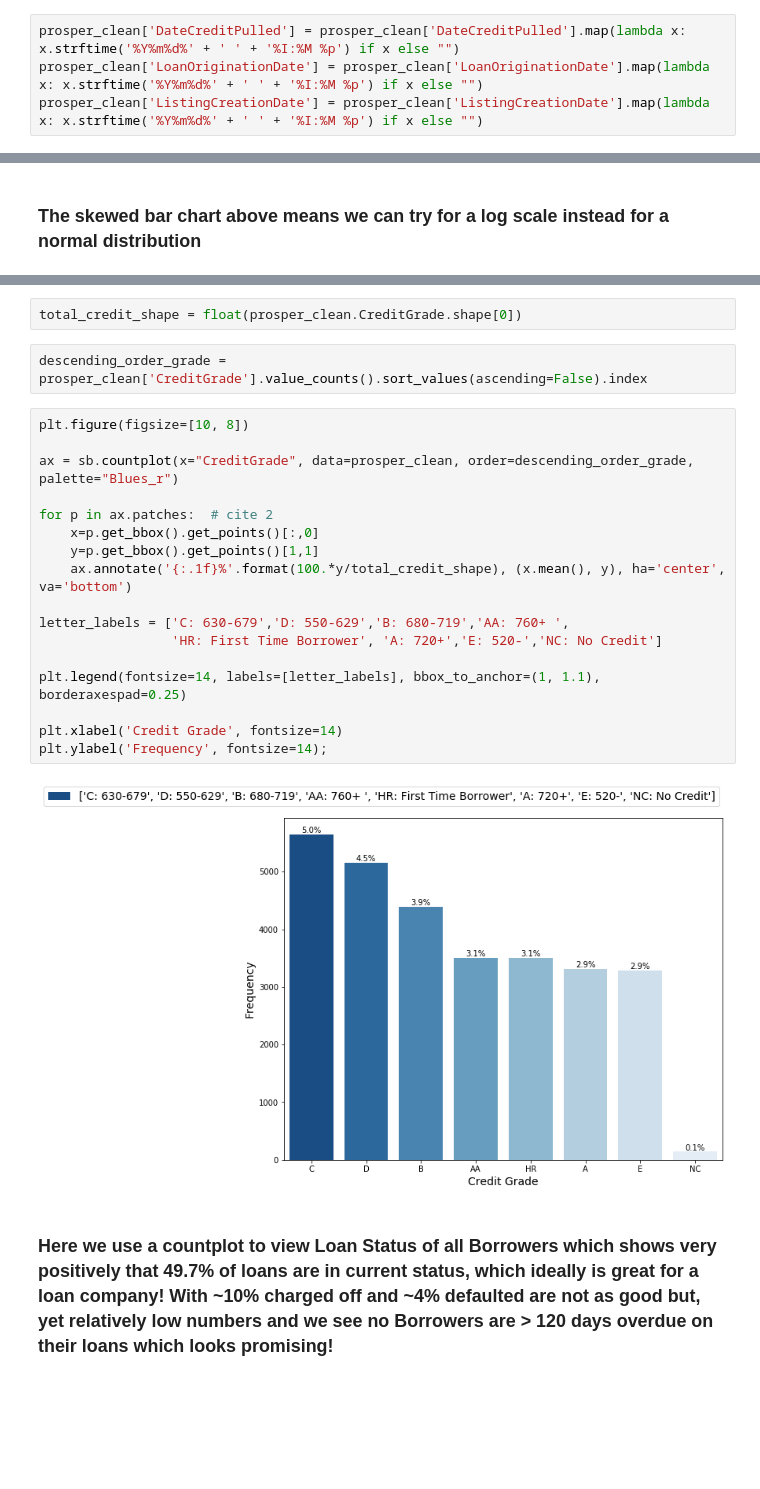
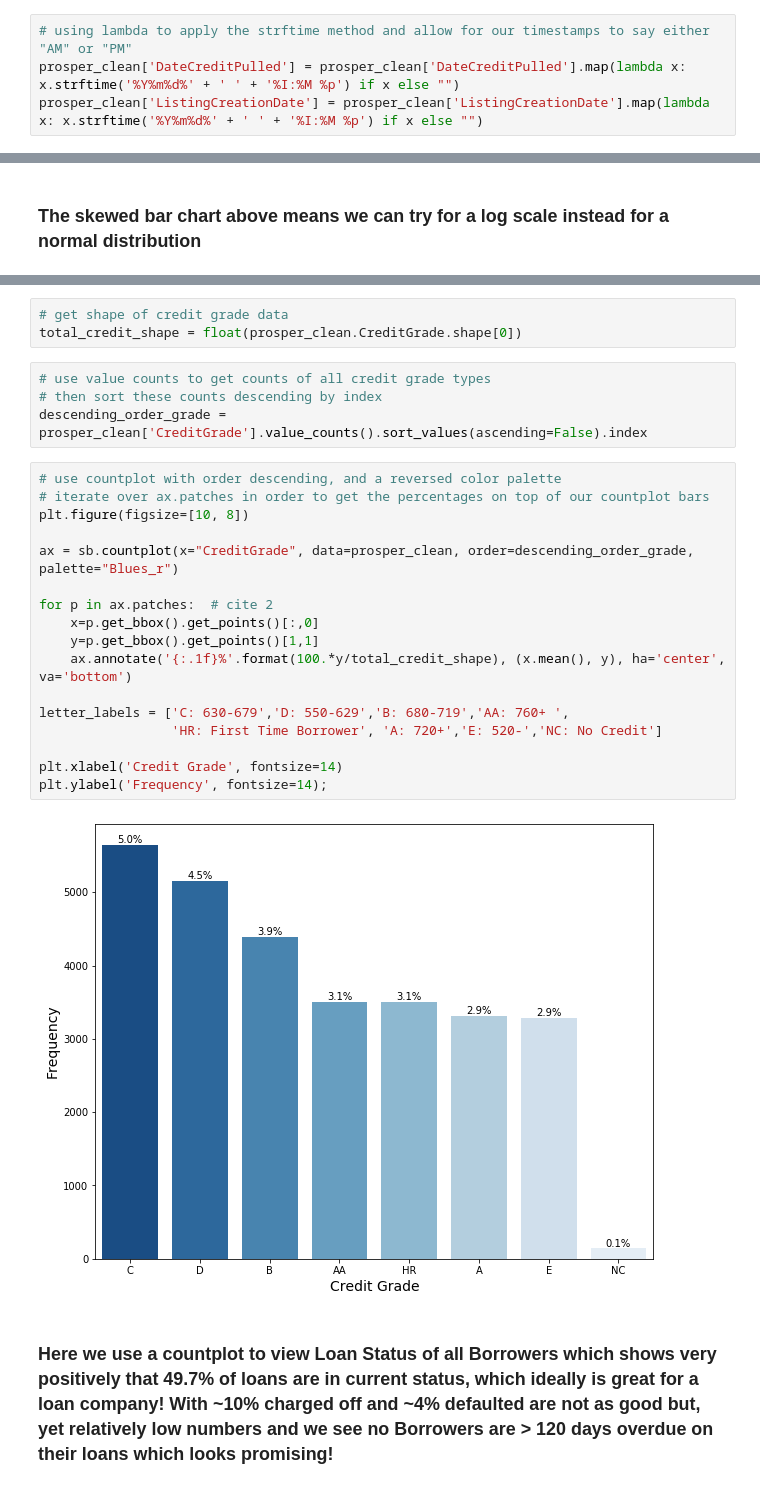
Before and after one commit to MJOAN/Udacity-DA-P5, a Jupyter notebook: exploration_template.ipynb, the cells around one changed output, grey strips where cells are left out. Cells and saved outputs as stored; diff of their text form; blank space fills up the shorter version.

```diff
--- a/exploration_template.ipynb
+++ b/exploration_template.ipynb
@@ -177,8 +177,8 @@ prosper_clean['DateCreditPulled'] = pd.to_datetime(prosper_clean['DateCreditPull
 prosper_clean['LoanOriginationDate'] = pd.to_datetime(prosper_clean['LoanOriginationDate'])
 prosper_clean['ListingCreationDate'] = pd.to_datetime(prosper_clean['ListingCreationDate'])
 # %%
+# using lambda to apply the strftime method and allow for our timestamps to say either "AM" or "PM"
 prosper_clean['DateCreditPulled'] = prosper_clean['DateCreditPulled'].map(lambda x: x.strftime('%Y%m%d%' + ' ' + '%I:%M %p') if x else "")
-prosper_clean['LoanOriginationDate'] = prosper_clean['LoanOriginationDate'].map(lambda x: x.strftime('%Y%m%d%' + ' ' + '%I:%M %p') if x else "")
 prosper_clean['ListingCreationDate'] = prosper_clean['ListingCreationDate'].map(lambda x: x.strftime('%Y%m%d%' + ' ' + '%I:%M %p') if x else "")
 # %% [markdown]
 ### What is the structure of your dataset?
@@ -306,26 +319,29 @@ plt.xlabel('AmountDelinquent ($) Log Scale', fontsize=14)
 # %%
+# get shape of credit grade data
 total_credit_shape = float(prosper_clean.CreditGrade.shape[0])
-# %%
-descending_order_grade = prosper_clean['CreditGrade'].value_counts().sort_values(ascending=False).index
+# %%
+# use value counts to get counts of all credit grade types
+# then sort these counts descending by index
+descending_order_grade = prosper_clean['CreditGrade'].value_counts().sort_values(ascending=False).index
 # %%
+# use countplot with order descending, and a reversed color palette
+# iterate over ax.patches in order to get the percentages on top of our countplot bars
 plt.figure(figsize=[10, 8])
 
 ax = sb.countplot(x="CreditGrade", data=prosper_clean, order=descending_order_grade, palette="Blues_r")
 
 for p in ax.patches:  # cite 2
     x=p.get_bbox().get_points()[:,0]
     y=p.get_bbox().get_points()[1,1]
     ax.annotate('{:.1f}%'.format(100.*y/total_credit_shape), (x.mean(), y), ha='center', va='bottom')
 
 letter_labels = ['C: 630-679','D: 550-629','B: 680-719','AA: 760+ ',
                  'HR: First Time Borrower', 'A: 720+','E: 520-','NC: No Credit']
 
-plt.legend(fontsize=14, labels=[letter_labels], bbox_to_anchor=(1, 1.1), borderaxespad=0.25)
-
 plt.xlabel('Credit Grade', fontsize=14)
 plt.ylabel('Frequency', fontsize=14);
 # %% [output]
-[figure, old version]
+[figure, new version]
 # %% [markdown]
 ### Here we use a countplot to view Loan Status of all Borrowers which shows very positively that 49.7% of loans are in current status, which ideally is great for a loan company! With ~10% charged off and ~4% defaulted are not as good but, yet relatively low numbers and we see no Borrowers are > 120 days overdue on their loans which looks promising!
 # %%
```
Also changed, not shown: parts of 67 cells of this notebook.
